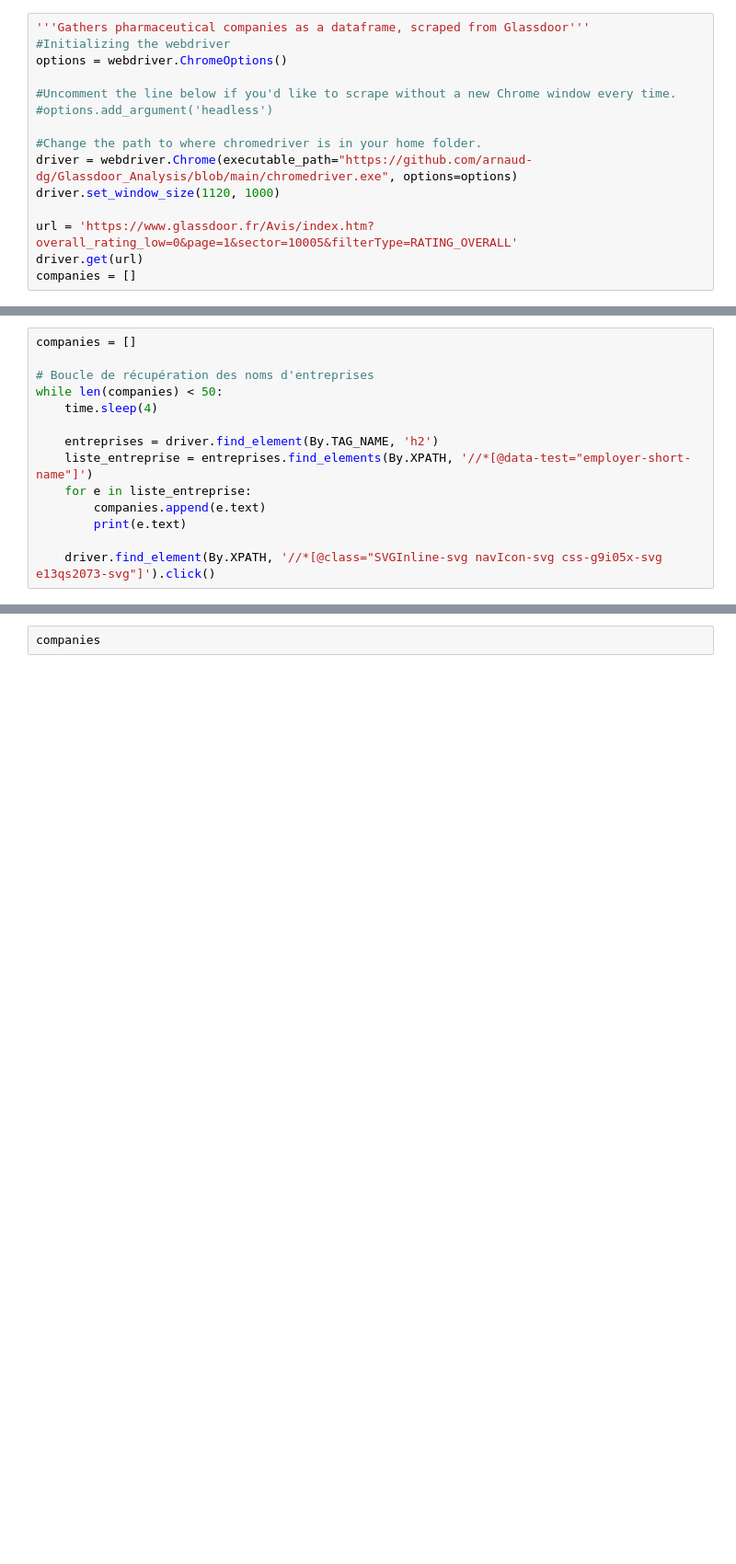
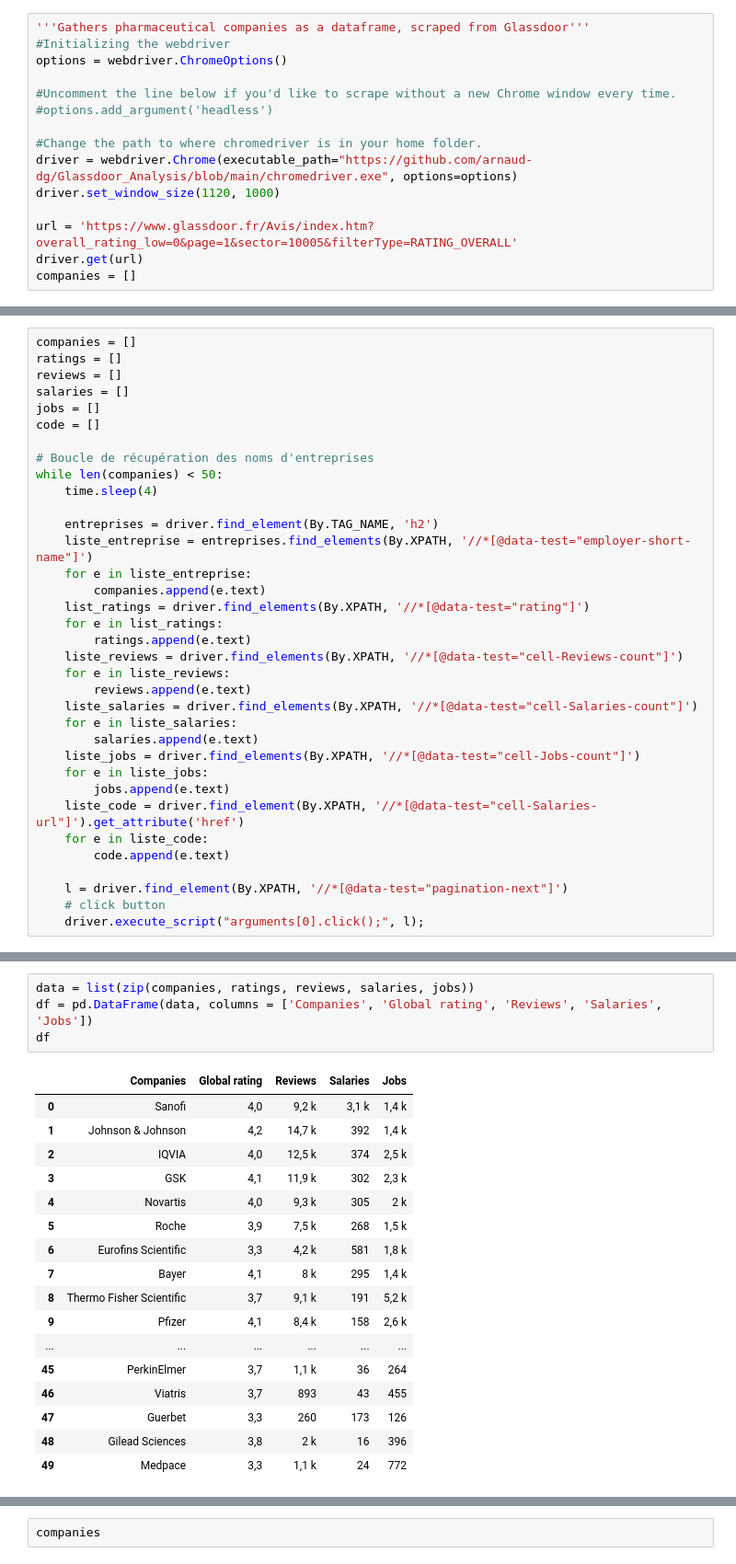
Before and after one commit to arnaud-dg/Glassdoor_Analysis, a Jupyter notebook: Glassdoor Analysis.ipynb, the cells around one changed output, grey strips where cells are left out. Shown: that part at 92% size. Drawn from its saved outputs; the diff is of its cells as text; blank space fills up the shorter version.

```diff
--- a/Glassdoor Analysis.ipynb
+++ b/Glassdoor Analysis.ipynb
@@ -36,5 +42,10 @@ companies = []
 # %%
 companies = []
+ratings = []
+reviews = []
+salaries = []
+jobs = []
+code = []
 
 # Boucle de récupération des noms d'entreprises
 while len(companies) < 50:
@@ -44,7 +55,23 @@ while len(companies) < 50:
     liste_entreprise = entreprises.find_elements(By.XPATH, '//*[@data-test="employer-short-name"]')
     for e in liste_entreprise:
         companies.append(e.text)
-        print(e.text)
+    list_ratings = driver.find_elements(By.XPATH, '//*[@data-test="rating"]')
+    for e in list_ratings:
+        ratings.append(e.text)
+    liste_reviews = driver.find_elements(By.XPATH, '//*[@data-test="cell-Reviews-count"]')
+    for e in liste_reviews:
+        reviews.append(e.text)
+    liste_salaries = driver.find_elements(By.XPATH, '//*[@data-test="cell-Salaries-count"]')
+    for e in liste_salaries:
+        salaries.append(e.text)
+    liste_jobs = driver.find_elements(By.XPATH, '//*[@data-test="cell-Jobs-count"]')
+    for e in liste_jobs:
+        jobs.append(e.text)
+    liste_code = driver.find_element(By.XPATH, '//*[@data-test="cell-Salaries-url"]').get_attribute('href')
+    for e in liste_code:
+        code.append(e.text)
 
-    driver.find_element(By.XPATH, '//*[@class="SVGInline-svg navIcon-svg css-g9i05x-svg e13qs2073-svg"]').click()
+    l = driver.find_element(By.XPATH, '//*[@data-test="pagination-next"]')
+    # click button
+    driver.execute_script("arguments[0].click();", l);
 # %% [output]
@@ -64,0 +103,22 @@ Backtrace:
+# %%
+data = list(zip(companies, ratings, reviews, salaries, jobs))
+df = pd.DataFrame(data, columns = ['Companies', 'Global rating', 'Reviews', 'Salaries', 'Jobs'])
+df
+# %% [output]
+|  | Companies | Global rating | Reviews | Salaries | Jobs |
+| 0 | Sanofi | 4,0 | 9,2 k | 3,1 k | 1,4 k |
+| 1 | Johnson & Johnson | 4,2 | 14,7 k | 392 | 1,4 k |
+| 2 | IQVIA | 4,0 | 12,5 k | 374 | 2,5 k |
+| 3 | GSK | 4,1 | 11,9 k | 302 | 2,3 k |
+| 4 | Novartis | 4,0 | 9,3 k | 305 | 2 k |
+| 5 | Roche | 3,9 | 7,5 k | 268 | 1,5 k |
+| 6 | Eurofins Scientific | 3,3 | 4,2 k | 581 | 1,8 k |
+| 7 | Bayer | 4,1 | 8 k | 295 | 1,4 k |
+| 8 | Thermo Fisher Scientific | 3,7 | 9,1 k | 191 | 5,2 k |
+| 9 | Pfizer | 4,1 | 8,4 k | 158 | 2,6 k |
+| ... | ... | ... | ... | ... | ... |
+| 45 | PerkinElmer | 3,7 | 1,1 k | 36 | 264 |
+| 46 | Viatris | 3,7 | 893 | 43 | 455 |
+| 47 | Guerbet | 3,3 | 260 | 173 | 126 |
+| 48 | Gilead Sciences | 3,8 | 2 k | 16 | 396 |
+| 49 | Medpace | 3,3 | 1,1 k | 24 | 772 |
```
Also changed, not shown: parts of 6 cells of this notebook.
